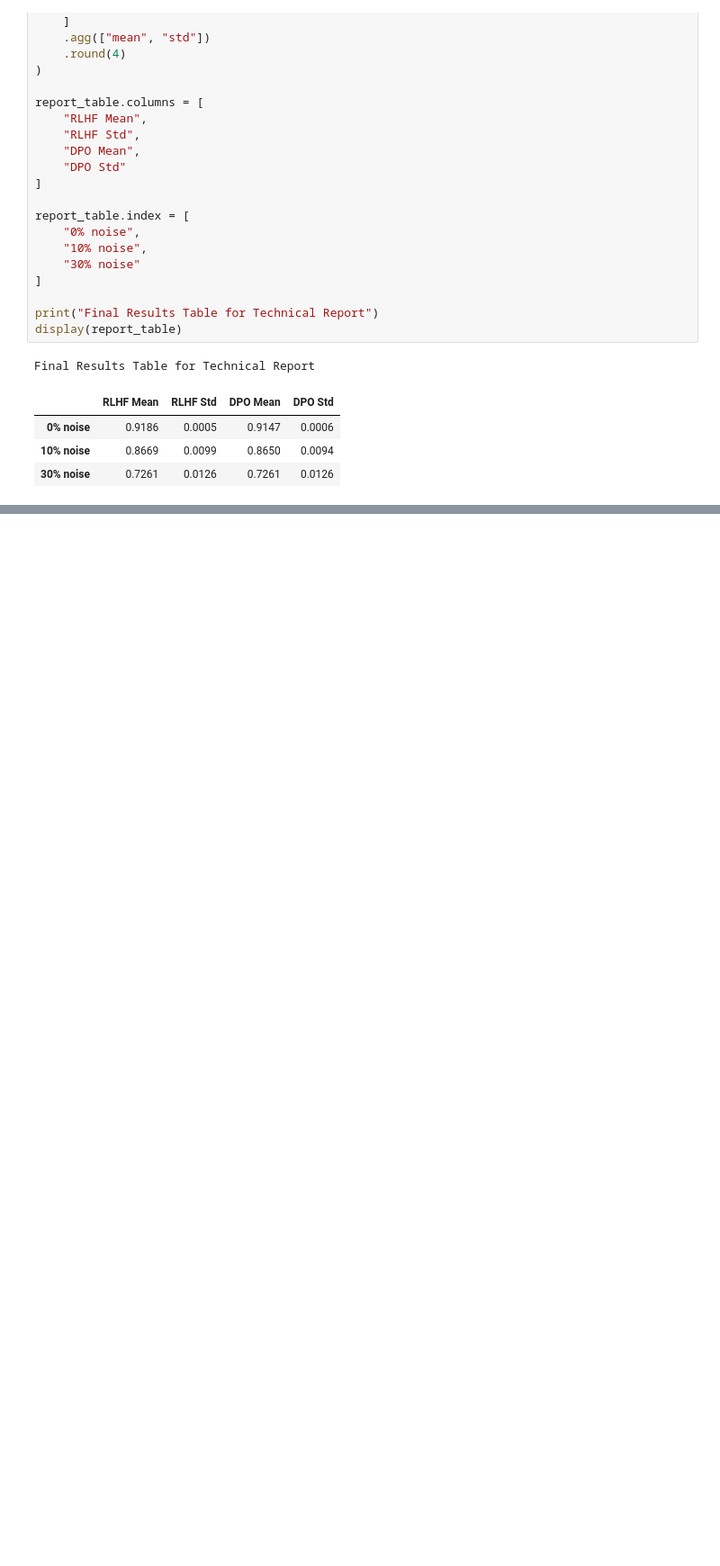
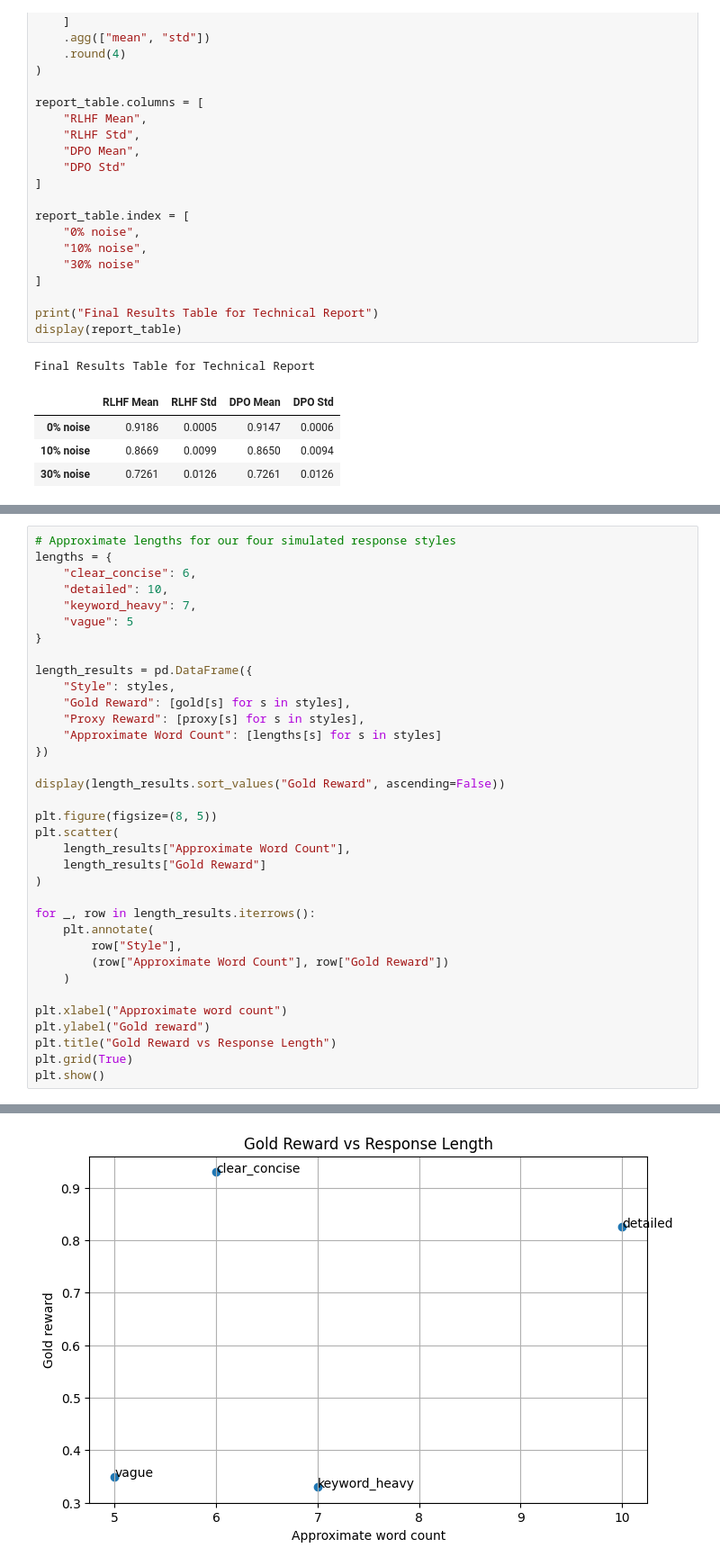
Before and after one commit to poornimaayodhi-cmd/project, a Jupyter notebook: project_.ipynb, the cells around one changed output, grey strips where cells are left out. Shown at 90% size. Cells and saved outputs as stored; diff of their text form; blank space fills up the shorter version.

```diff
--- a/project_.ipynb
+++ b/project_.ipynb
@@ -1585,0 +1772,36 @@ Final Results Table for Technical Report
+# %%
+# Approximate lengths for our four simulated response styles
+lengths = {
+    "clear_concise": 6,
+    "detailed": 10,
+    "keyword_heavy": 7,
+    "vague": 5
+}
+
+length_results = pd.DataFrame({
+    "Style": styles,
+    "Gold Reward": [gold[s] for s in styles],
+    "Proxy Reward": [proxy[s] for s in styles],
+    "Approximate Word Count": [lengths[s] for s in styles]
+})
+
+display(length_results.sort_values("Gold Reward", ascending=False))
+
+plt.figure(figsize=(8, 5))
+plt.scatter(
+    length_results["Approximate Word Count"],
+    length_results["Gold Reward"]
+)
+
+for _, row in length_results.iterrows():
+    plt.annotate(
+        row["Style"],
+        (row["Approximate Word Count"], row["Gold Reward"])
+    )
+
+plt.xlabel("Approximate word count")
+plt.ylabel("Gold reward")
+plt.title("Gold Reward vs Response Length")
+plt.grid(True)
+plt.show()
+# %% [output]
@@ -1585,0 +1813 @@ Final Results Table for Technical Report
+[figure, added]
```
Also changed, not shown: parts of 30 cells of this notebook.
